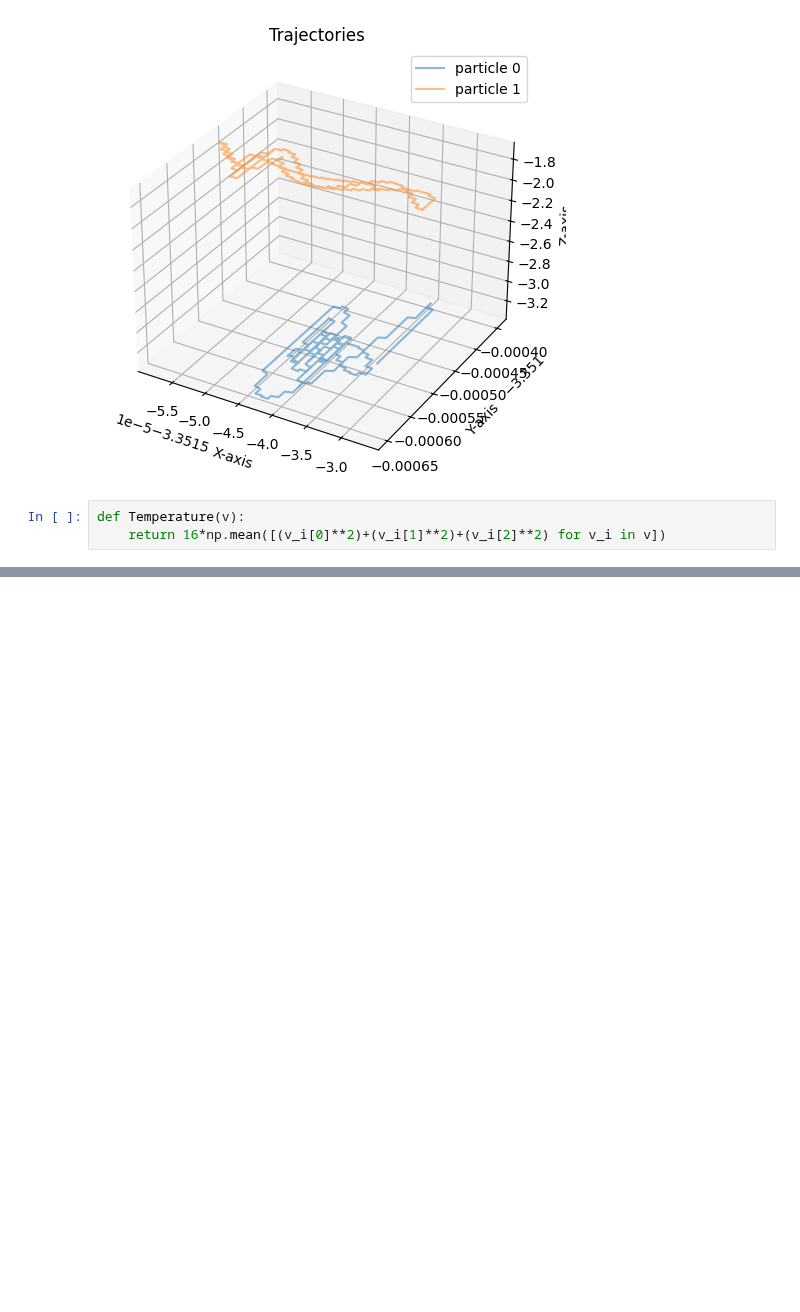
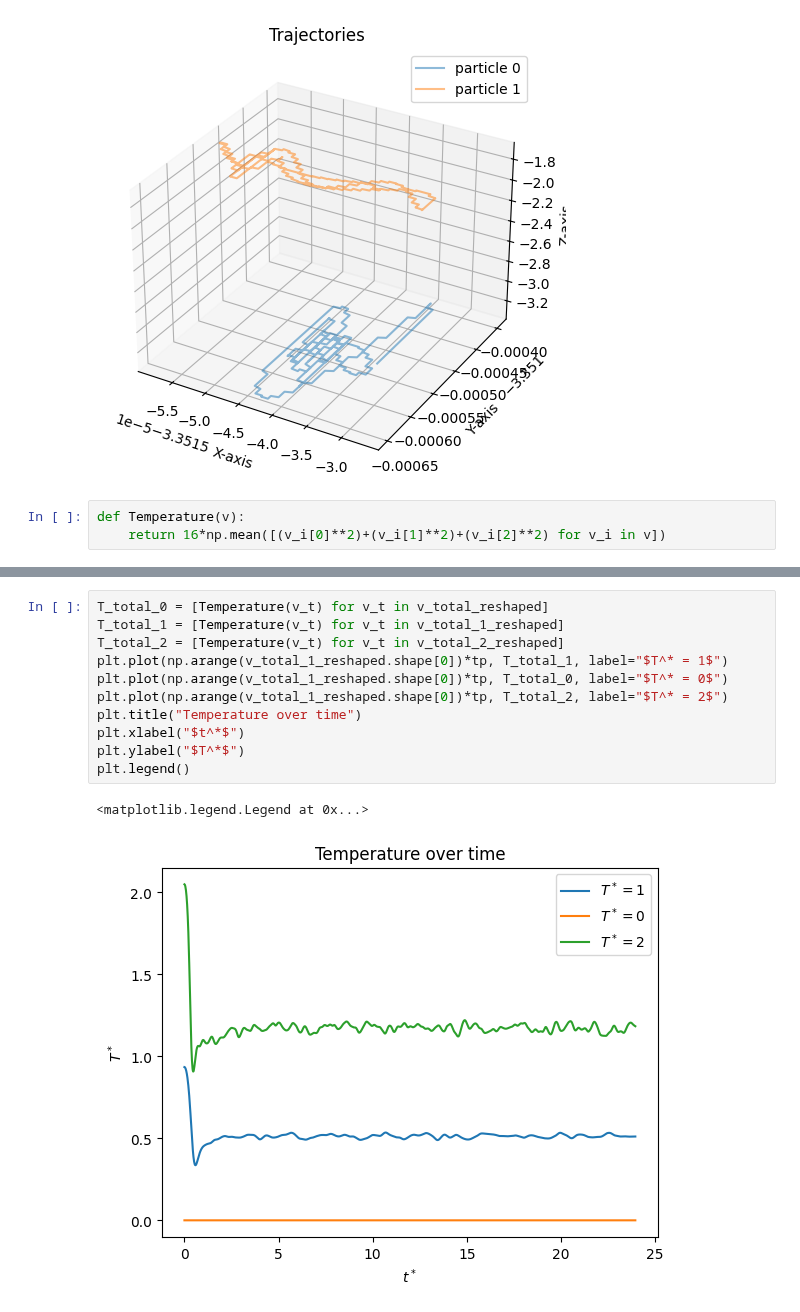
Before and after one commit to corinnawegner/Computational-physics, a Jupyter notebook: Project 3/Problem 1.ipynb, the cells around one changed output, grey strips where cells are left out. Drawn from its saved outputs; the diff is of its cells as text; blank space fills up the shorter version.

```diff
--- a/Project 3/Problem 1.ipynb
+++ b/Project 3/Problem 1.ipynb
@@ -215 +216,15 @@ Text(0, 0.5, '$T^*$')
+# %%
+T_total_0 = [Temperature(v_t) for v_t in v_total_reshaped]
+T_total_1 = [Temperature(v_t) for v_t in v_total_1_reshaped]
+T_total_2 = [Temperature(v_t) for v_t in v_total_2_reshaped]
+plt.plot(np.arange(v_total_1_reshaped.shape[0])*tp, T_total_1, label="$T^* = 1$")
+plt.plot(np.arange(v_total_1_reshaped.shape[0])*tp, T_total_0, label="$T^* = 0$")
+plt.plot(np.arange(v_total_1_reshaped.shape[0])*tp, T_total_2, label="$T^* = 2$")
+plt.title("Temperature over time")
+plt.xlabel("$t^*$")
+plt.ylabel("$T^*$")
+plt.legend()
+# %% [output]
+<matplotlib.legend.Legend at 0x...>
+[figure, added]
 # %%
```
Also changed, not shown: parts of 12 cells of this notebook, 3 other files.
